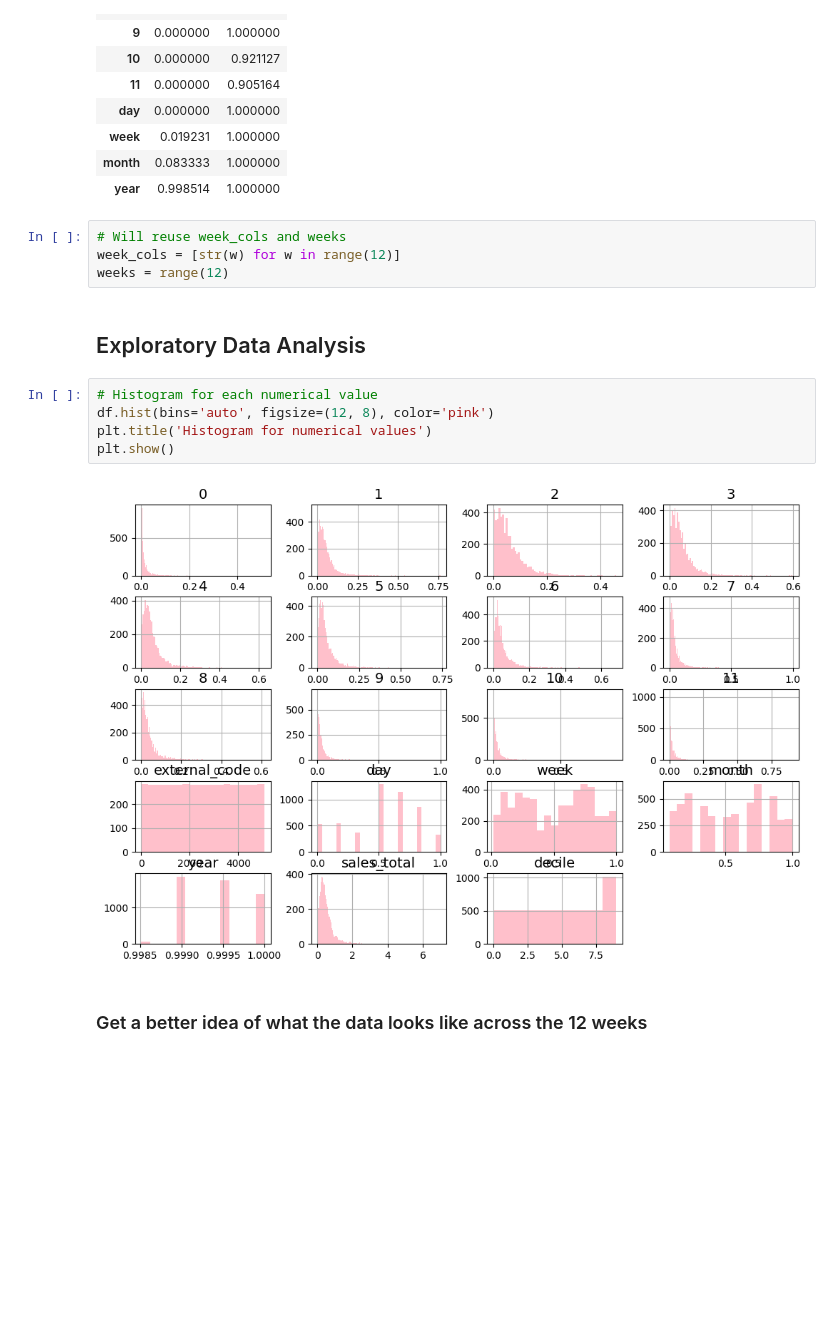
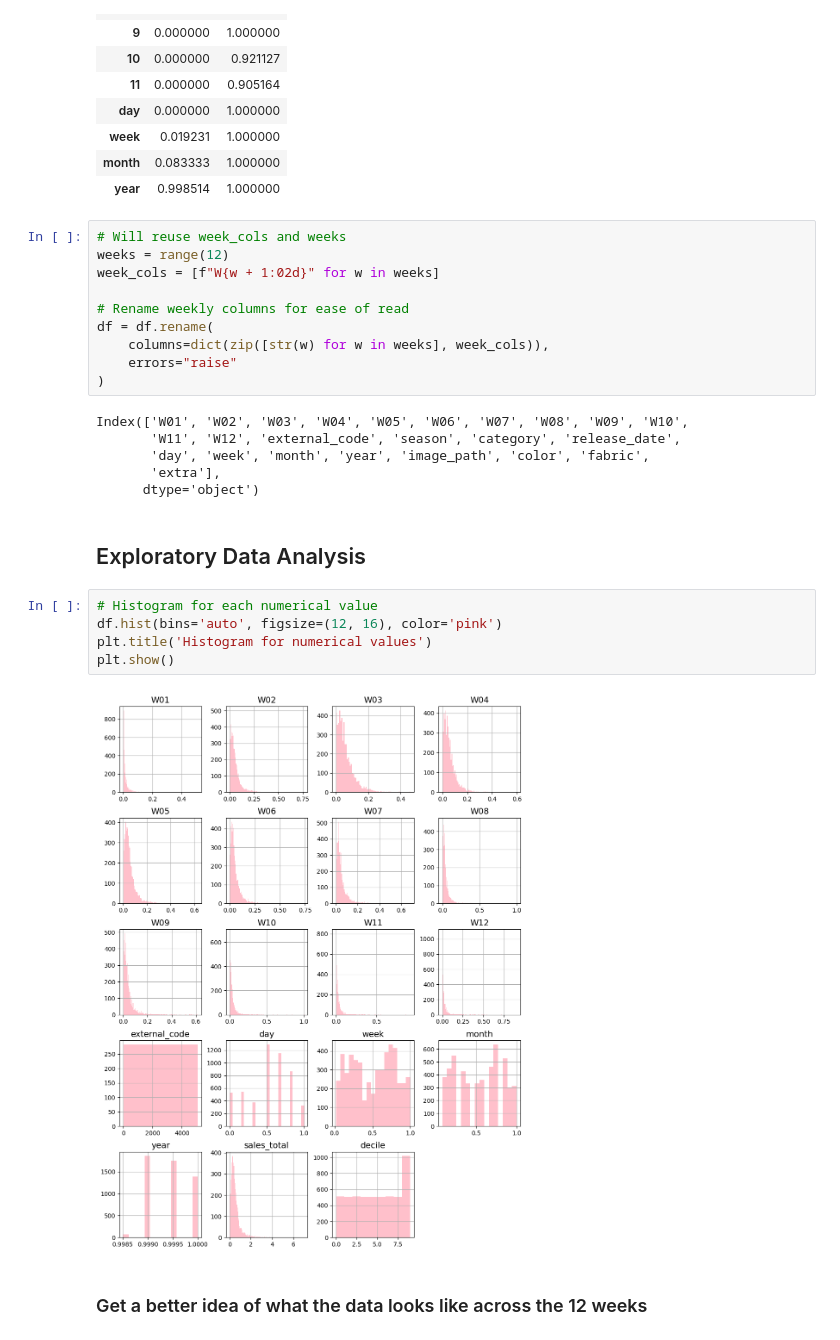
Before and after one commit to martadossantos/product-sales, a Jupyter notebook: sales.ipynb, the cells around one changed output. Drawn from its saved outputs; the diff is of its cells as text; blank space fills up the shorter version.

Commit message:
rename labels
rename weekly columns in the plots for consistency across the project

```diff
--- a/sales.ipynb
+++ b/sales.ipynb
@@ -108,17 +108,29 @@ df[float_cols].describe().T[['min', 'max']]
 | year | 0.998514 | 1.000000 |
 # %%
 # Will reuse week_cols and weeks
-week_cols = [str(w) for w in range(12)]
 weeks = range(12)
+week_cols = [f"W{w + 1:02d}" for w in weeks]
+
+# Rename weekly columns for ease of read
+df = df.rename(
+    columns=dict(zip([str(w) for w in weeks], week_cols)),
+    errors="raise"
+)
+# %% [output]
+Index(['W01', 'W02', 'W03', 'W04', 'W05', 'W06', 'W07', 'W08', 'W09', 'W10',
+       'W11', 'W12', 'external_code', 'season', 'category', 'release_date',
+       'day', 'week', 'month', 'year', 'image_path', 'color', 'fabric',
+       'extra'],
+      dtype='object')
 # %% [markdown]
 ## Exploratory Data Analysis
 # %%
 # Histogram for each numerical value
-df.hist(bins='auto', figsize=(12, 8), color='pink')
+df.hist(bins='auto', figsize=(12, 16), color='pink')
 plt.title('Histogram for numerical values')
 plt.show()
 # %% [output]
-[figure, old version]
+[figure, new version]
 # %% [markdown]
 ### Get a better idea of what the data looks like across the 12 weeks
 # %%
```
Also changed, not shown: parts of 5 cells of this notebook, 1 other file.
